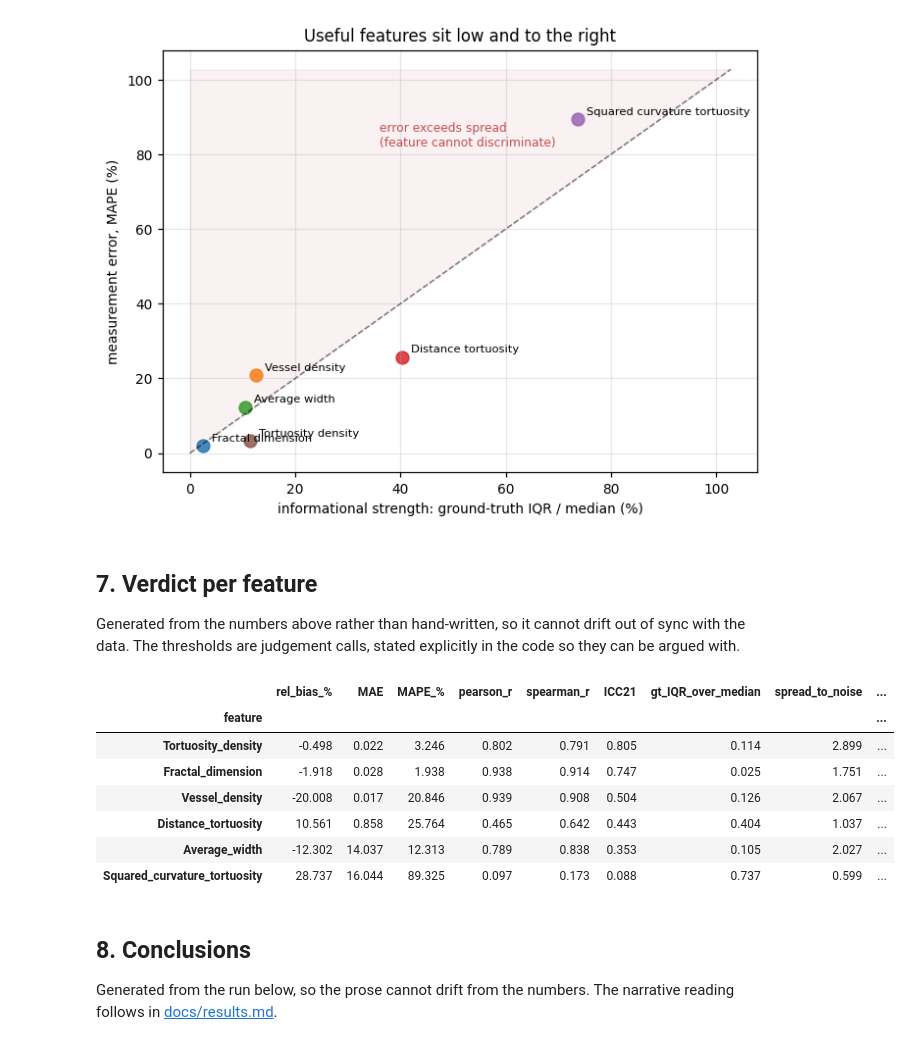
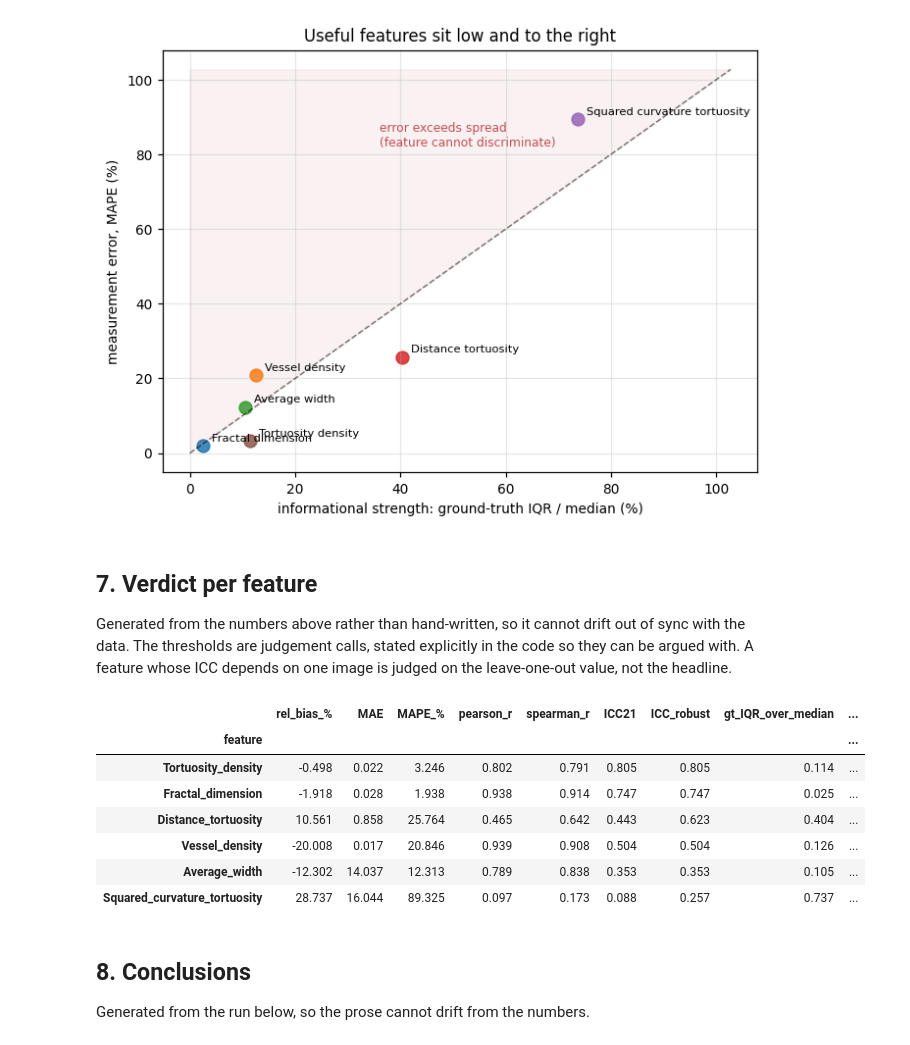
Before and after one commit to staskh/AutoMorph, a Jupyter notebook: benchmark/analysis.ipynb, the cells around one changed output. Cells and saved outputs as stored; diff of their text form; code cells hidden in the pictures.

```diff
--- a/benchmark/analysis.ipynb
+++ b/benchmark/analysis.ipynb
@@ -292,11 +356,12 @@ for ax, feature in zip(axes.ravel(), FEATURES):
         subset = pair[pair["disease"] == disease]
         ax.scatter(subset[f"{feature}_gt"], subset[f"{feature}_pred"], label=disease, s=34, alpha=0.8)
 
-    combined = pd.concat([pair[f"{feature}_gt"], pair[f"{feature}_pred"]])
-    limits = [combined.min(), combined.max()]
+    combined_values = pd.concat([pair[f"{feature}_gt"], pair[f"{feature}_pred"]])
+    limits = [combined_values.min(), combined_values.max()]
     ax.plot(limits, limits, "k--", lw=1, alpha=0.6)
     r = pair[f"{feature}_pred"].corr(pair[f"{feature}_gt"])
-    ax.set(xlabel="ground truth", ylabel="predicted", title=f"{feature}\nr = {r:.3f}")
+    ax.set(xlabel="ground truth", ylabel="predicted",
+           title=f"{feature}\nr = {r:.3f}, ICC = {agreement.loc[feature, 'ICC21']:.3f}")
 
 axes[0, 0].legend(fontsize=7)
 fig.suptitle("Predicted vs ground-truth features (dashed line = perfect agreement)", y=1.0)
@@ -313,7 +378,7 @@ for ax, feature in zip(axes.ravel(), FEATURES):
 
     ax.scatter(mean, difference, s=34, alpha=0.75, color="#4C72B0")
     ax.axhline(0, color="k", lw=1, alpha=0.5)
-    ax.axhline(difference.mean(), color="#C44E52", ls="-", lw=1.2, label=f"bias {difference.mean():.3g}")
+    ax.axhline(difference.mean(), color="#C44E52", lw=1.2, label=f"bias {difference.mean():.3g}")
     for limit in (difference.mean() - 1.96 * difference.std(), difference.mean() + 1.96 * difference.std()):
         ax.axhline(limit, color="#C44E52", ls="--", lw=1, alpha=0.7)
     ax.set(xlabel="mean of the two", ylabel="predicted - truth", title=feature)
@@ -497,50 +557,53 @@ fig.tight_layout()
 
 Generated from the numbers above rather than hand-written, so it cannot drift out of sync with the
 data. The thresholds are judgement calls, stated explicitly in the code so they can be argued with.
+A feature whose ICC depends on one image is judged on the leave-one-out value, not the headline.
 # %%
 def verdict(feature):
     icc = agreement.loc[feature, "ICC21"]
+    if leverage.loc[feature, "fragile"]:
+        icc = leverage.loc[feature, "ICC_without_it"]        # judge on the robust value
     spearman = agreement.loc[feature, "spearman_r"]
     mape = agreement.loc[feature, "MAPE_%"]
     bias = abs(agreement.loc[feature, "rel_bias_%"])
     ratio = combined.loc[feature, "spread_to_noise"]
 
     if icc < 0.5 and spearman < 0.5:
         return "unusable - no agreement with truth"
     if ratio < 1.0:
         return "error covers the population spread - cannot rank eyes"
     if bias > 10:
         return "rank-usable, biased - calibrate before quoting absolutes"
     if mape < 5 and icc >= 0.75:
         return "reliable"
     return "usable with care"
 
 
 verdicts = pd.DataFrame(
     {
         "rel_bias_%": agreement["rel_bias_%"],
         "MAE": agreement["MAE"],
         "MAPE_%": agreement["MAPE_%"],
         "pearson_r": agreement["pearson_r"],
         "spearman_r": agreement["spearman_r"],
         "ICC21": agreement["ICC21"],
+        "ICC_robust": leverage["ICC_without_it"].where(leverage["fragile"], agreement["ICC21"]),
         "gt_IQR_over_median": combined["gt_IQR_over_median"],
         "spread_to_noise": combined["spread_to_noise"],
     }
 )
 verdicts["verdict"] = [verdict(feature) for feature in verdicts.index]
-display(verdicts.round(3).sort_values("ICC21", ascending=False))
+display(verdicts.round(3).sort_values("ICC_robust", ascending=False))
 # %% [output]
-|  | rel_bias_% | MAE | MAPE_% | pearson_r | spearman_r | ICC21 | gt_IQR_over_median | spread_to_noise | ... |
+|  | rel_bias_% | MAE | MAPE_% | pearson_r | spearman_r | ICC21 | ICC_robust | gt_IQR_over_median | ... |
 | feature |  |  |  |  |  |  |  |  | ... |
-| Tortuosity_density | -0.498 | 0.022 | 3.246 | 0.802 | 0.791 | 0.805 | 0.114 | 2.899 | ... |
-| Fractal_dimension | -1.918 | 0.028 | 1.938 | 0.938 | 0.914 | 0.747 | 0.025 | 1.751 | ... |
-| Vessel_density | -20.008 | 0.017 | 20.846 | 0.939 | 0.908 | 0.504 | 0.126 | 2.067 | ... |
-| Distance_tortuosity | 10.561 | 0.858 | 25.764 | 0.465 | 0.642 | 0.443 | 0.404 | 1.037 | ... |
-| Average_width | -12.302 | 14.037 | 12.313 | 0.789 | 0.838 | 0.353 | 0.105 | 2.027 | ... |
-| Squared_curvature_tortuosity | 28.737 | 16.044 | 89.325 | 0.097 | 0.173 | 0.088 | 0.737 | 0.599 | ... |
+| Tortuosity_density | -0.498 | 0.022 | 3.246 | 0.802 | 0.791 | 0.805 | 0.805 | 0.114 | ... |
+| Fractal_dimension | -1.918 | 0.028 | 1.938 | 0.938 | 0.914 | 0.747 | 0.747 | 0.025 | ... |
+| Distance_tortuosity | 10.561 | 0.858 | 25.764 | 0.465 | 0.642 | 0.443 | 0.623 | 0.404 | ... |
+| Vessel_density | -20.008 | 0.017 | 20.846 | 0.939 | 0.908 | 0.504 | 0.504 | 0.126 | ... |
+| Average_width | -12.302 | 14.037 | 12.313 | 0.789 | 0.838 | 0.353 | 0.353 | 0.105 | ... |
+| Squared_curvature_tortuosity | 28.737 | 16.044 | 89.325 | 0.097 | 0.173 | 0.088 | 0.257 | 0.737 | ... |
 # %% [markdown]
 ## 8. Conclusions
 
-Generated from the run below, so the prose cannot drift from the numbers. The narrative reading
-follows in [docs/results.md](docs/results.md).
+Generated from the run below, so the prose cannot drift from the numbers.
```
Also changed, not shown: parts of 22 cells of this notebook, 19 other files.
